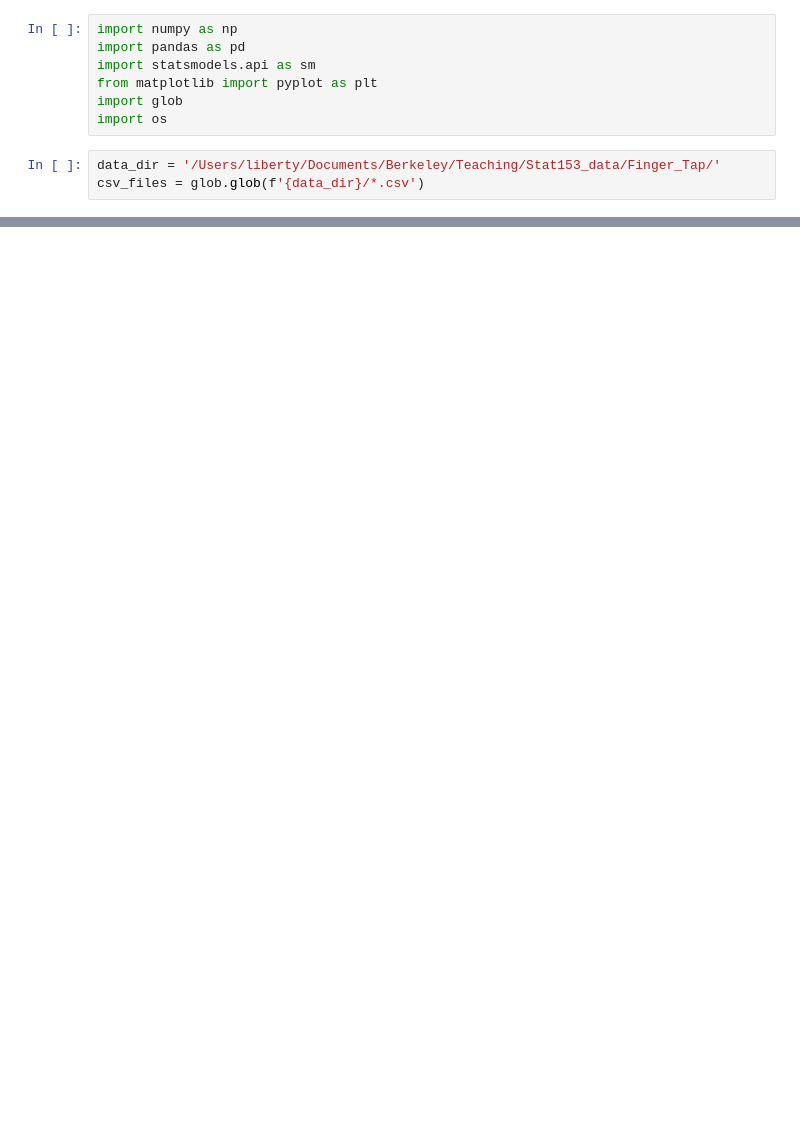
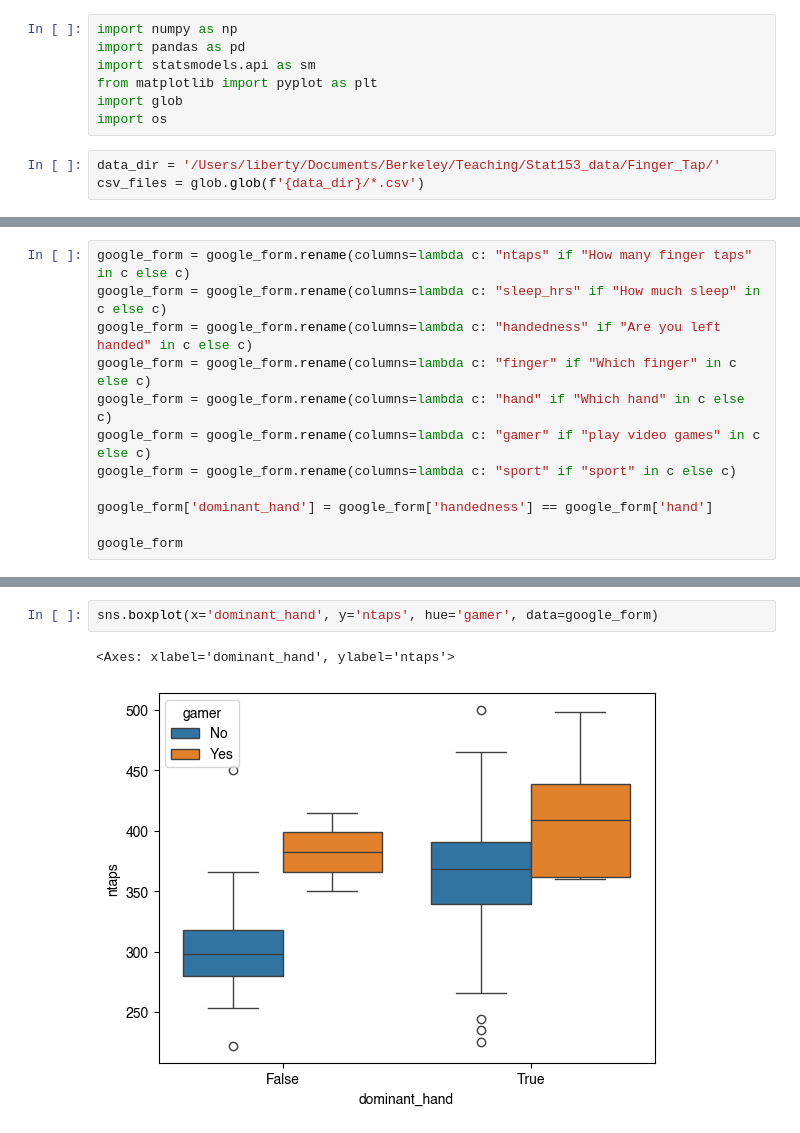
Before and after one commit to berkeley-stat153/spring-2026, a Jupyter notebook: public/lectures/TippyTaps.ipynb, the cells around one changed output, grey strips where cells are left out. Cells and saved outputs as stored; diff of their text form; blank space fills up the shorter version.

```diff
--- a/public/lectures/TippyTaps.ipynb
+++ b/public/lectures/TippyTaps.ipynb
@@ -86,0 +219,12 @@ df[0]
+# %%
+google_form = google_form.rename(columns=lambda c: "ntaps" if "How many finger taps" in c else c)
+google_form = google_form.rename(columns=lambda c: "sleep_hrs" if "How much sleep" in c else c)
+google_form = google_form.rename(columns=lambda c: "handedness" if "Are you left handed" in c else c)
+google_form = google_form.rename(columns=lambda c: "finger" if "Which finger" in c else c)
+google_form = google_form.rename(columns=lambda c: "hand" if "Which hand" in c else c)
+google_form = google_form.rename(columns=lambda c: "gamer" if "play video games" in c else c)
+google_form = google_form.rename(columns=lambda c: "sport" if "sport" in c else c)
+
+google_form['dominant_hand'] = google_form['handedness'] == google_form['hand']
+
+google_form
@@ -105,0 +306,5 @@ df[0]
+# %%
+sns.boxplot(x='dominant_hand', y='ntaps', hue='gamer', data=google_form)
+# %% [output]
+<Axes: xlabel='dominant_hand', ylabel='ntaps'>
+[figure, added]
```
Also changed, not shown: parts of 35 cells of this notebook.
